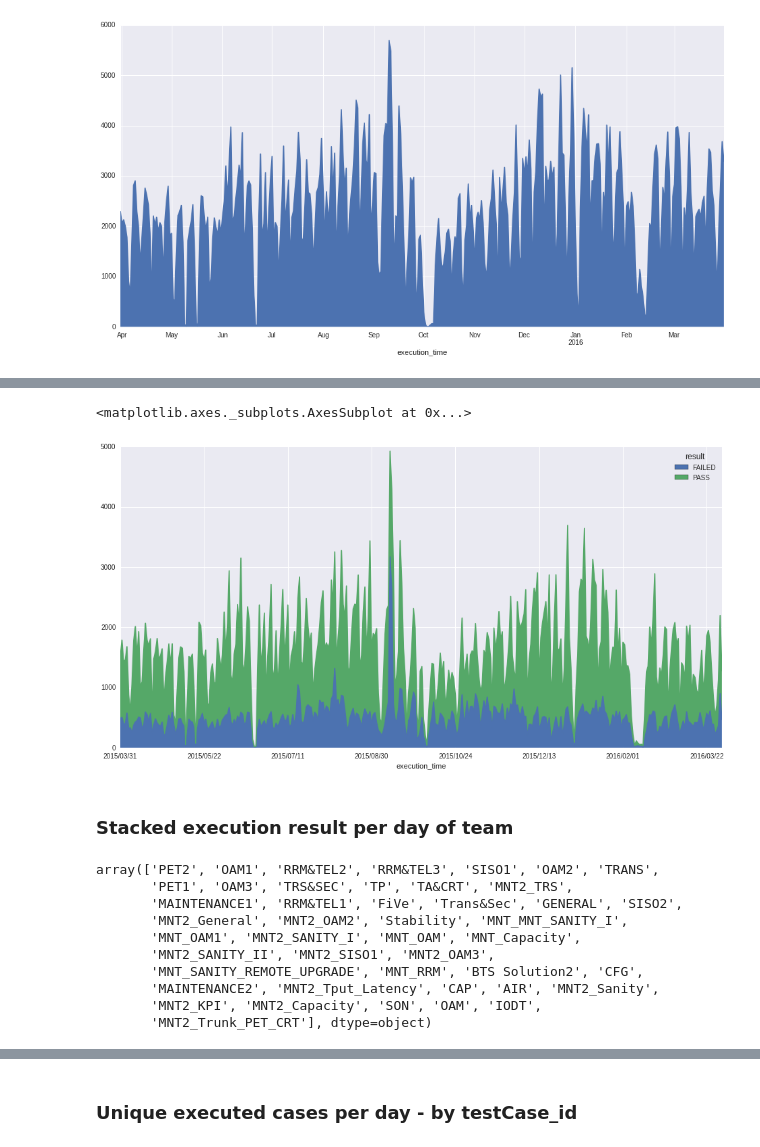
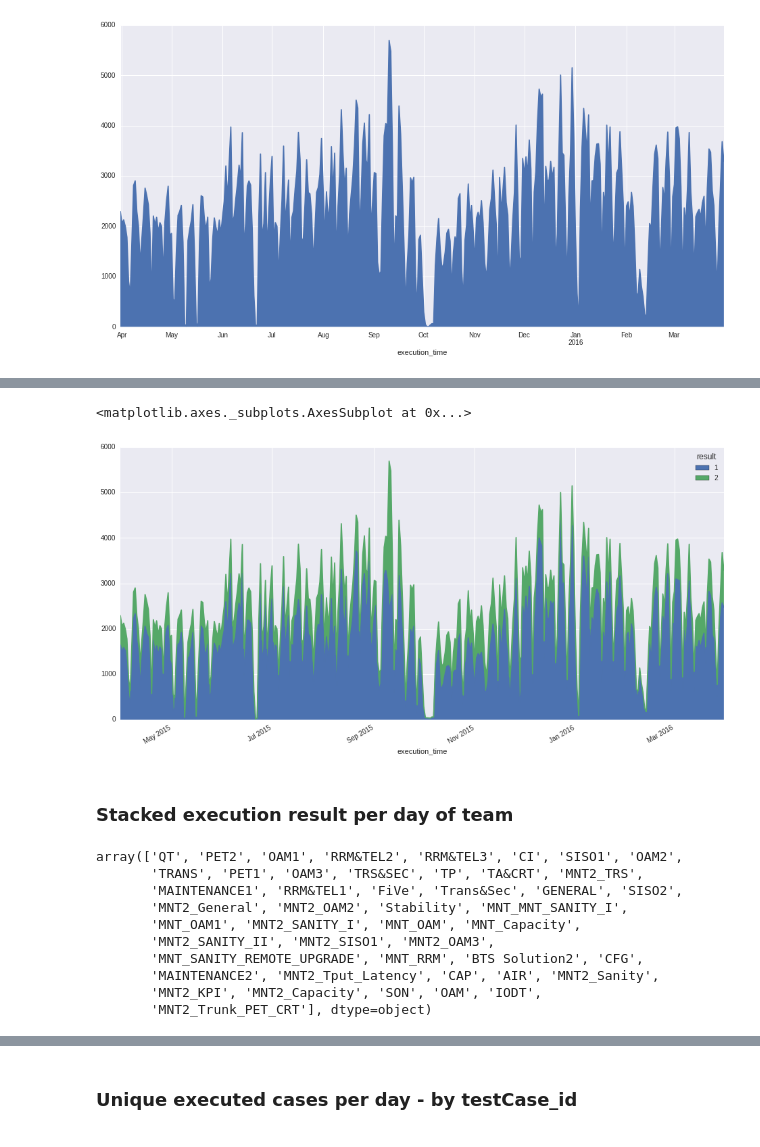
Before and after one commit to lybicat/netbyte, a Jupyter notebook: notebooks/test-execution-history-analysis.ipynb, the cells around one changed output, grey strips where cells are left out. Cells and saved outputs as stored; diff of their text form; code cells hidden in the pictures.

```diff
--- a/notebooks/test-execution-history-analysis.ipynb
+++ b/notebooks/test-execution-history-analysis.ipynb
@@ -16,6 +17,7 @@ sql = '''SELECT t.name AS team_name,
            r.testCase_id,
            r.elapse_time,
            r.testBed_id,
+           r.build_id,
            r.result
            FROM rtreport_testrecord AS r
              LEFT JOIN rtreport_testteam AS t ON r.team_id=t.id
@@ -27,7 +29,3 @@ one_year_data = data[(data.execution_time > '2015/03/31') & (
         data.execution_time < '2016/04/01')]
 # remove CI and QT data
 # one_year_data = one_year_data[(one_year_data.team_name != 'CI') & (one_year_data.team_name != 'QT')]
-# %%
-# patch result
-one_year_data['result'][one_year_data.result == 1] = 'PASS'
-one_year_data['result'][one_year_data.result == 2] = 'FAILED'
@@ -104,15 +95,18 @@ exec_data_by_result = one_year_data.groupby([
+# %%
+exec_by_day = one_year_data.pivot_table('testCase_id',
+    index=pd.TimeGrouper(key='execution_time', freq='1d'), columns='result', aggfunc='count')
 # %%
-exec_data_by_result.size().unstack().plot(kind='area', stacked=True, figsize=(16,8))
+exec_by_day.plot(kind='area', stacked=True, figsize=(16,8))
 # %% [output]
 <matplotlib.axes._subplots.AxesSubplot at 0x...>
-[figure, old version]
+[figure, new version]
 # %% [markdown]
 ### Stacked execution result per day of team
 # %%
 one_year_data.team_name.unique()
 # %% [output]
-array(['PET2', 'OAM1', 'RRM&TEL2', 'RRM&TEL3', 'SISO1', 'OAM2', 'TRANS',
-       'PET1', 'OAM3', 'TRS&SEC', 'TP', 'TA&CRT', 'MNT2_TRS',
+array(['QT', 'PET2', 'OAM1', 'RRM&TEL2', 'RRM&TEL3', 'CI', 'SISO1', 'OAM2',
+       'TRANS', 'PET1', 'OAM3', 'TRS&SEC', 'TP', 'TA&CRT', 'MNT2_TRS',
        'MAINTENANCE1', 'RRM&TEL1', 'FiVe', 'Trans&Sec', 'GENERAL', 'SISO2',
        'MNT2_General', 'MNT2_OAM2', 'Stability', 'MNT_MNT_SANITY_I',
        'MNT_OAM1', 'MNT2_SANITY_I', 'MNT_OAM', 'MNT_Capacity',
```
Also changed, not shown: parts of 60 cells of this notebook.
